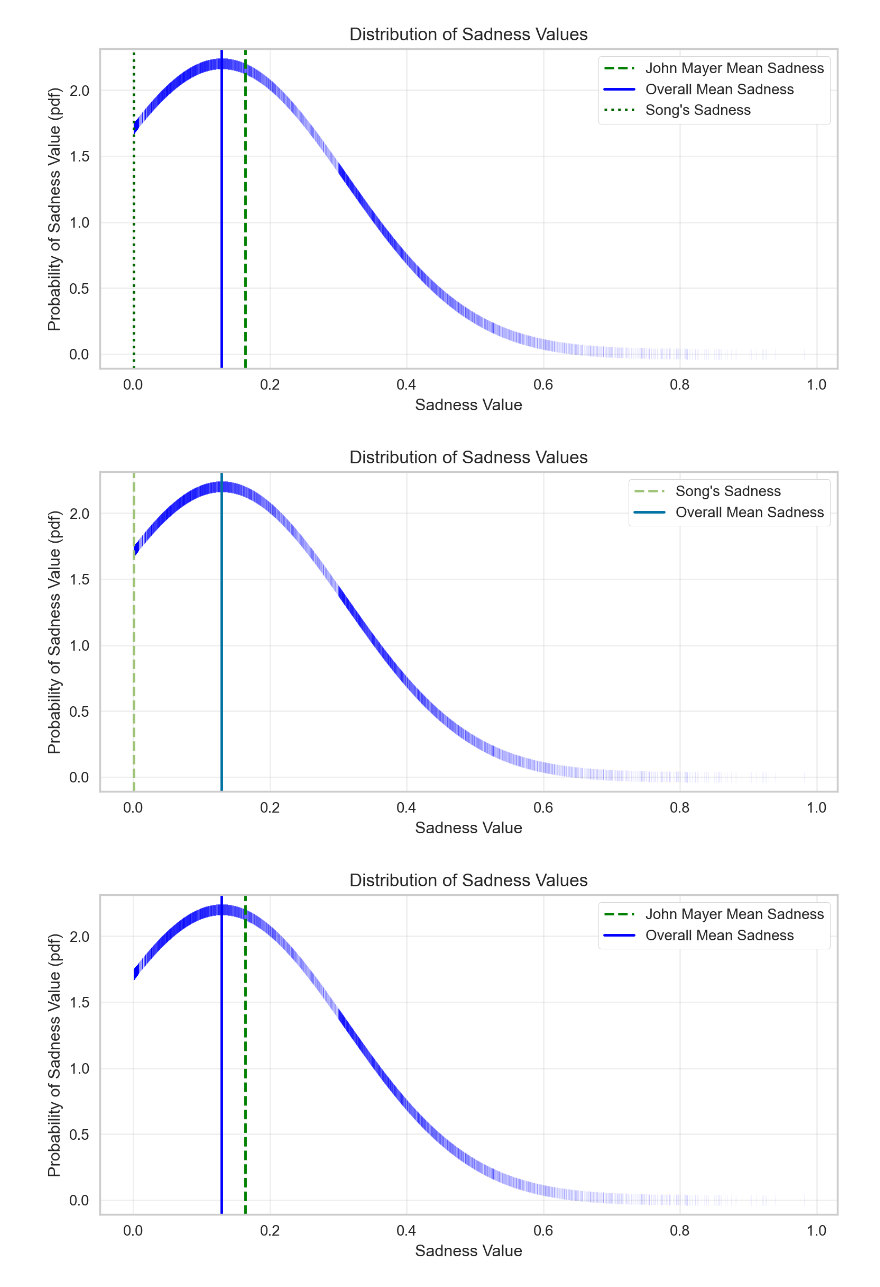
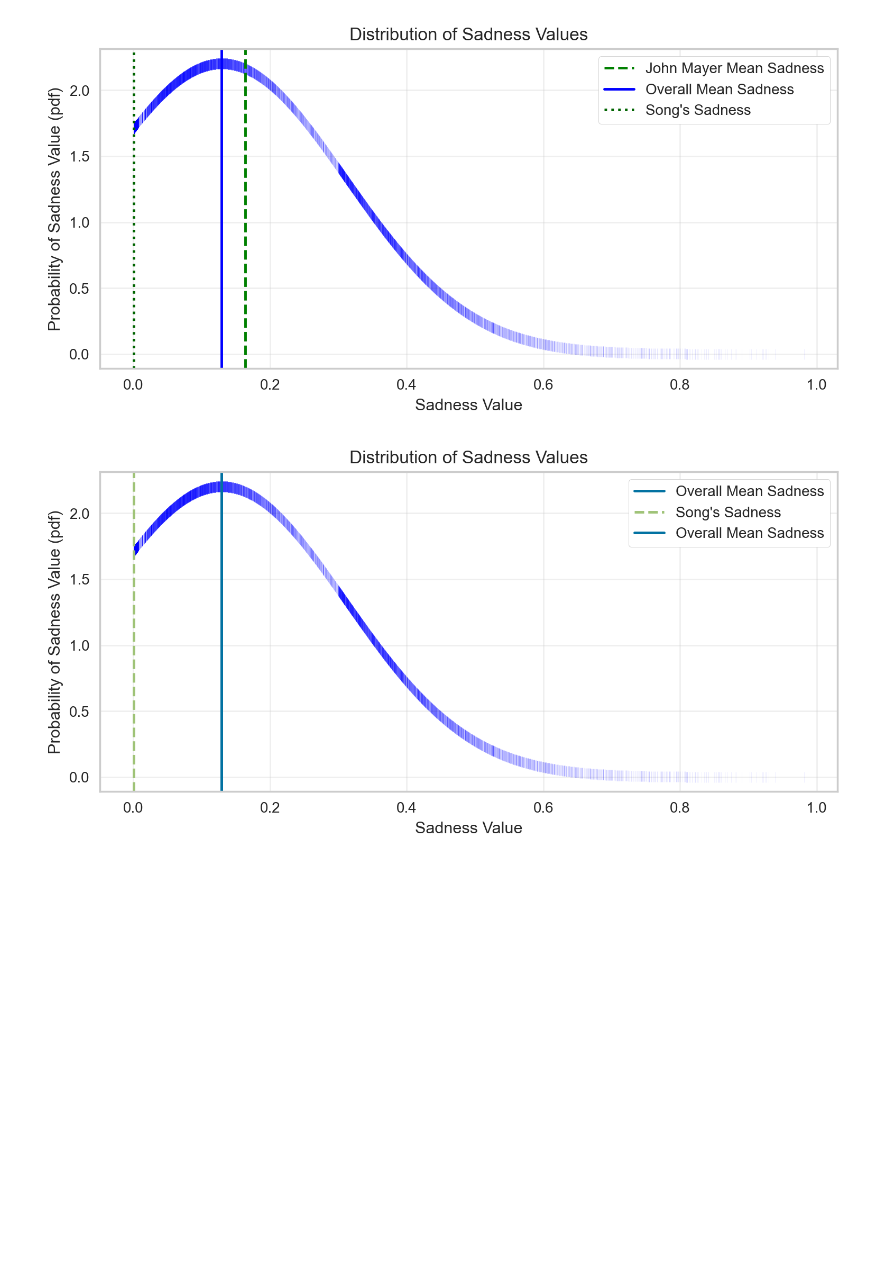
Before and after one commit to meyerpedro/Music_For_Creators-Recommender, a Jupyter notebook: notebook/Capstone 3.ipynb, the cells around one changed output. Saved outputs shown, nothing was run; the diff lists cells and outputs as text; code cells hidden in the pictures; blank space fills up the shorter version.

```diff
--- a/notebook/Capstone 3.ipynb
+++ b/notebook/Capstone 3.ipynb
@@ -922,35 +894,34 @@ sadness_color= 'b'
 x = final_df['sadness']
 normal = stats.norm(x.mean(), x.std())
 
 x2 = final_df.loc[ly['track_name']=='waiting on the world to change'].sadness.values
-x3 = df.loc[ly['artist_name']=='john mayer']
+x3 = final_df.loc[ly['artist_name']=='john mayer']
 
 
 fig, ax = plt.subplots(figsize=(9, 4), dpi=200)
 
 ax.scatter(x, normal.pdf(x), linewidth=0.2, marker='|',color='blue', alpha=0.1000)
 
     # ax.set_ylim(0.5, 2.5)
     # ax.set_xlim(0, 0.4)
 
 ax.set_xlabel(f'{feature_name.capitalize()} Value')
 ax.set_ylabel(f'Probability of {feature_name.capitalize()} Value (pdf)')
 
 ax.set_title(f"Distribution of {feature_name.capitalize()} Values")
 
 ax.grid(alpha=0.3)
 
 
 ax.axvline(x.mean(), color=sadness_color, linestyle='-', label=f'Overall Mean {feature_name.capitalize()}')
 ax.axvline(x2, color=artist_color, linestyle='--', label="Song's Sadness")
 ax.axvline(x.mean(), color=sadness_color, linestyle='-', label=f'Overall Mean {feature_name.capitalize()}')
 ax.legend(frameon=True, facecolor='white', framealpha=1)
 plt.savefig('../images/johnmayersadness.png')
 plt.show()
 
 # artist_feature_mean(final_df, 'sadness', 'john mayer', artist_color='green')
 # %% [output]
-[figure, old version]
+[figure, new version]
-[figure, removed]
 # %%
 final_df.loc[ly['track_name']=='waiting on the world to change'].sadness.values
```
Also changed, not shown: parts of 5 cells of this notebook, 5 other files.
